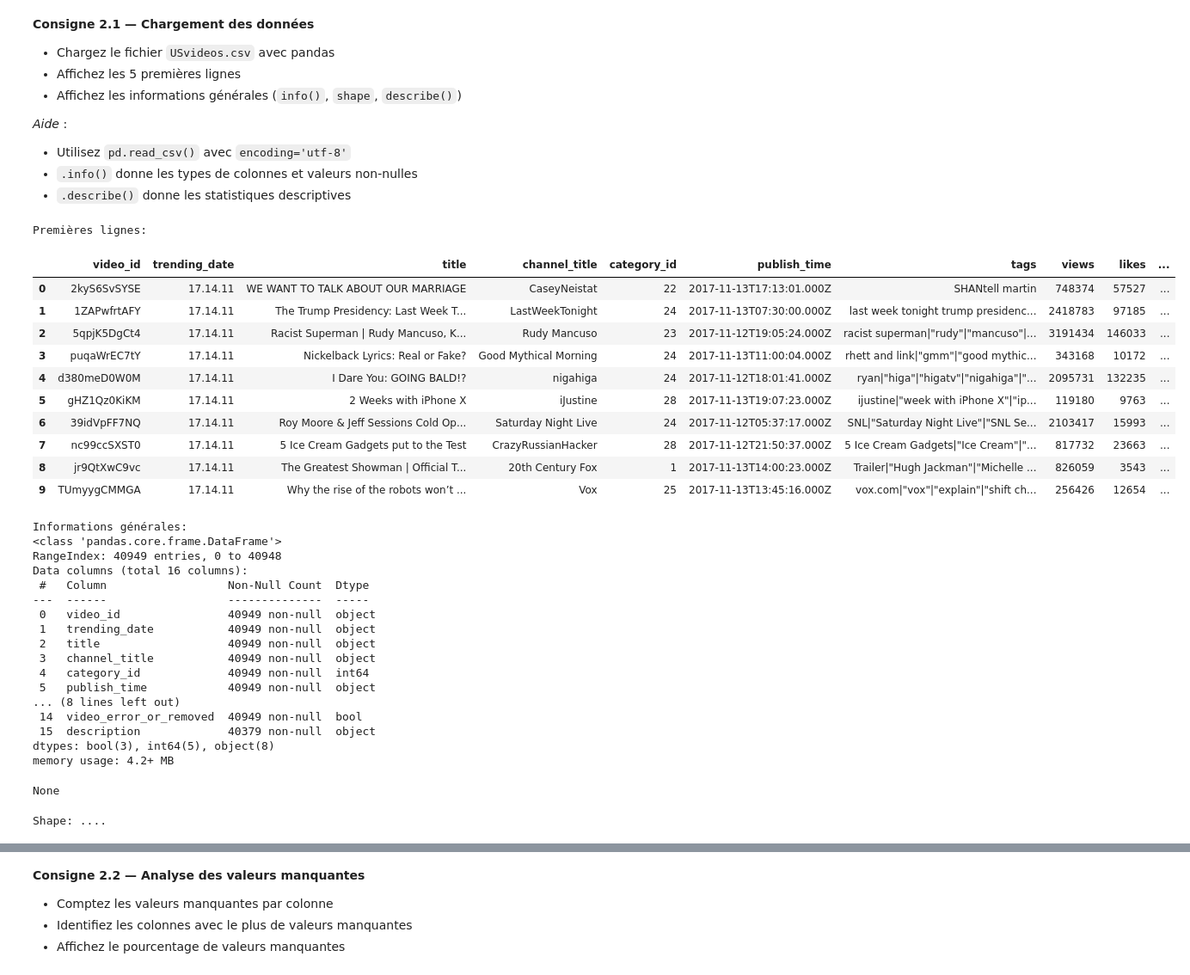
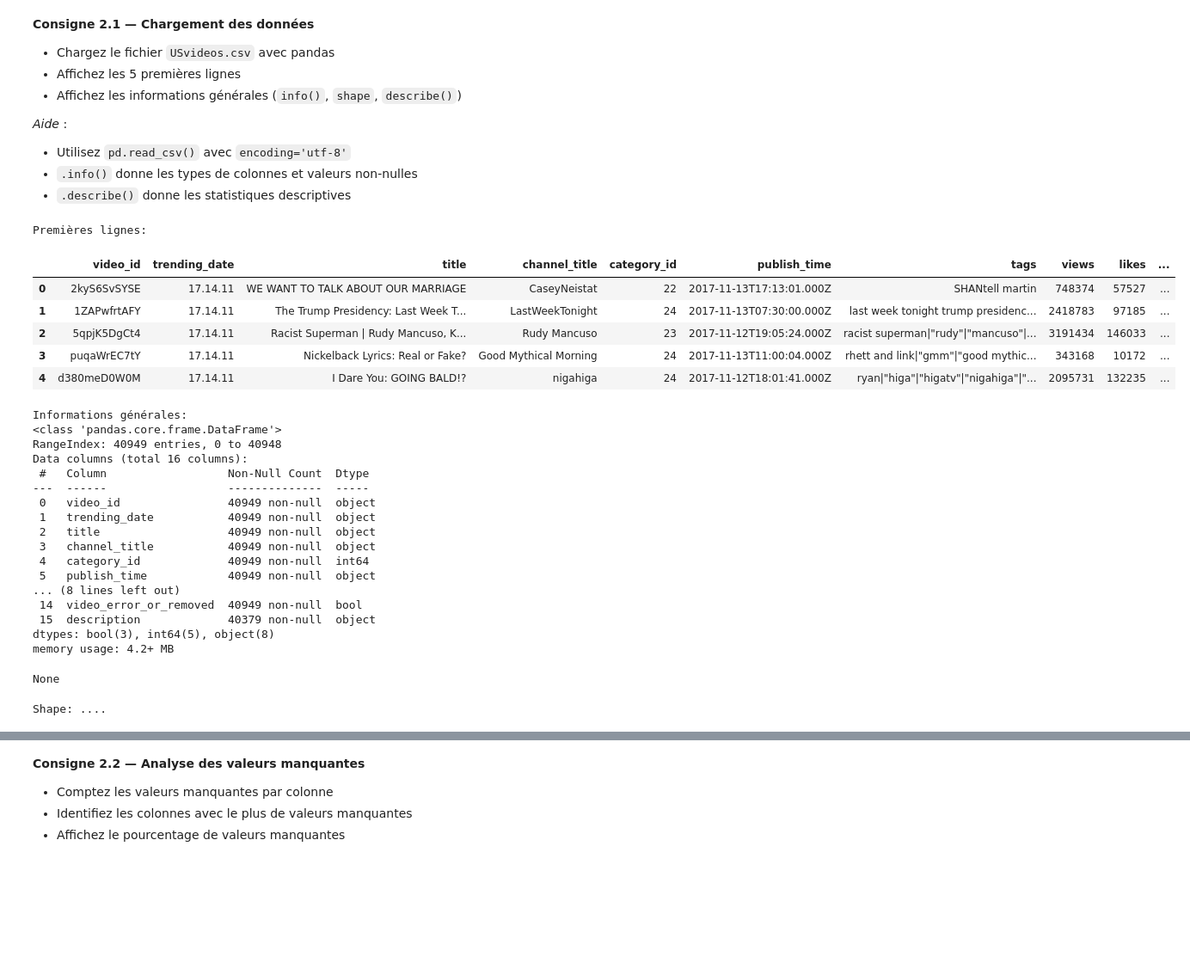
Before and after one commit to kirillsst/youtube-popularity-ml, a Jupyter notebook: notebook/PROJET_ML_Youtube_Trending.ipynb, the cells around one changed output, grey strips where cells are left out. Shown: that part at 86% size. Saved outputs shown, nothing was run; the diff lists cells and outputs as text; code cells hidden in the pictures; blank space fills up the shorter version.

```diff
--- a/notebook/PROJET_ML_Youtube_Trending.ipynb
+++ b/notebook/PROJET_ML_Youtube_Trending.ipynb
@@ -49,26 +47,21 @@ Kirill
 # %%
 # VOTRE CODE ICI - Section 2.1
 import pandas as pd
 df = pd.read_csv('~/youtube-popularity-ml/archive/USvideos.csv', encoding='utf-8')
 print("Premières lignes:")
-display(df.head(10))
+display(df.head(5))
 print("\nInformations générales:")
 display(df.info())
 print("Shape: ....")
 display(df.describe(include='all').transpose())
 # %% [output]
 Premières lignes:
 |  | video_id | trending_date | title | channel_title | category_id | publish_time | tags | views | likes | ... |
 | 0 | 2kyS6SvSYSE | 17.14.11 | WE WANT TO TALK ABOUT OUR MARRIAGE | CaseyNeistat | 22 | 2017-11-13T17:13:01.000Z | SHANtell martin | 748374 | 57527 | ... |
 | 1 | 1ZAPwfrtAFY | 17.14.11 | The Trump Presidency: Last Week T... | LastWeekTonight | 24 | 2017-11-13T07:30:00.000Z | last week tonight trump presidenc... | 2418783 | 97185 | ... |
 | 2 | 5qpjK5DgCt4 | 17.14.11 | Racist Superman | Rudy Mancuso, K... | Rudy Mancuso | 23 | 2017-11-12T19:05:24.000Z | racist superman|"rudy"|"mancuso"|... | 3191434 | 146033 | ... |
 | 3 | puqaWrEC7tY | 17.14.11 | Nickelback Lyrics: Real or Fake? | Good Mythical Morning | 24 | 2017-11-13T11:00:04.000Z | rhett and link|"gmm"|"good mythic... | 343168 | 10172 | ... |
 | 4 | d380meD0W0M | 17.14.11 | I Dare You: GOING BALD!? | nigahiga | 24 | 2017-11-12T18:01:41.000Z | ryan|"higa"|"higatv"|"nigahiga"|"... | 2095731 | 132235 | ... |
-| 5 | gHZ1Qz0KiKM | 17.14.11 | 2 Weeks with iPhone X | iJustine | 28 | 2017-11-13T19:07:23.000Z | ijustine|"week with iPhone X"|"ip... | 119180 | 9763 | ... |
-| 6 | 39idVpFF7NQ | 17.14.11 | Roy Moore & Jeff Sessions Cold Op... | Saturday Night Live | 24 | 2017-11-12T05:37:17.000Z | SNL|"Saturday Night Live"|"SNL Se... | 2103417 | 15993 | ... |
-| 7 | nc99ccSXST0 | 17.14.11 | 5 Ice Cream Gadgets put to the Test | CrazyRussianHacker | 28 | 2017-11-12T21:50:37.000Z | 5 Ice Cream Gadgets|"Ice Cream"|"... | 817732 | 23663 | ... |
-| 8 | jr9QtXwC9vc | 17.14.11 | The Greatest Showman | Official T... | 20th Century Fox | 1 | 2017-11-13T14:00:23.000Z | Trailer|"Hugh Jackman"|"Michelle ... | 826059 | 3543 | ... |
-| 9 | TUmyygCMMGA | 17.14.11 | Why the rise of the robots won’t ... | Vox | 25 | 2017-11-13T13:45:16.000Z | vox.com|"vox"|"explain"|"shift ch... | 256426 | 12654 | ... |
 Informations générales:
 <class 'pandas.core.frame.DataFrame'>
 RangeIndex: 40949 entries, 0 to 40948
```
Also changed, not shown: parts of 8 cells of this notebook, 1 other file.
